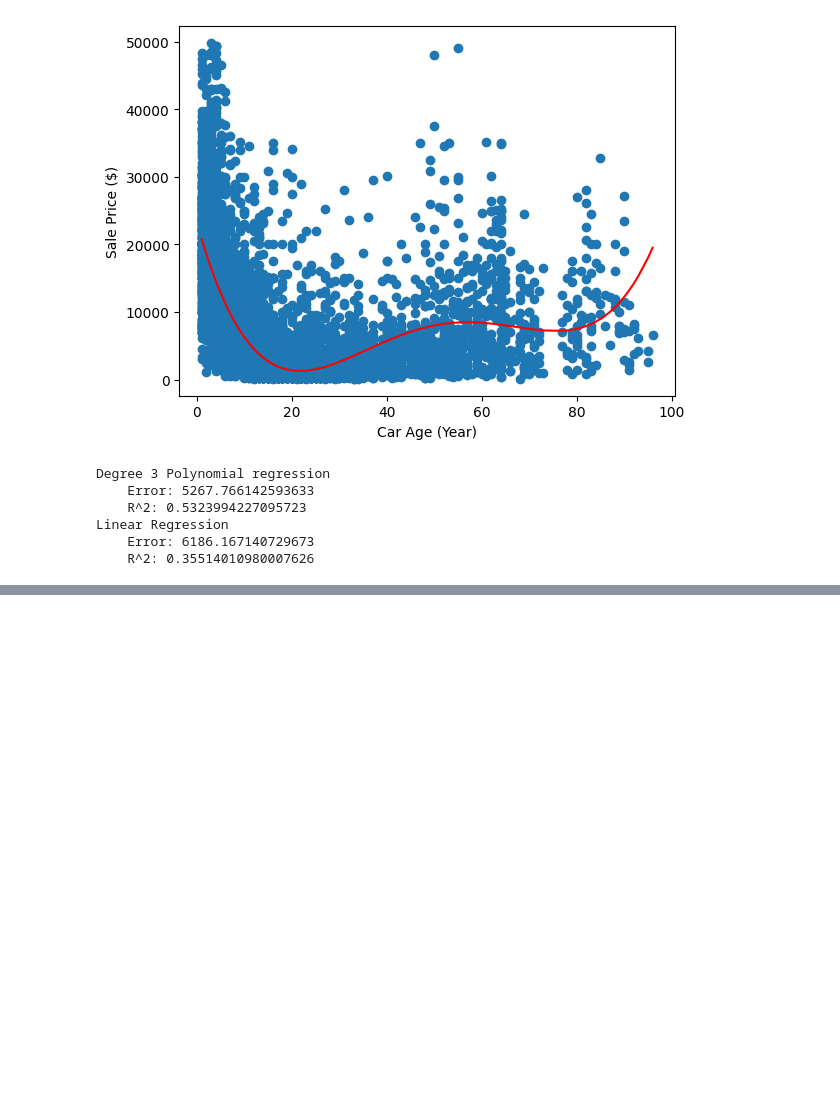
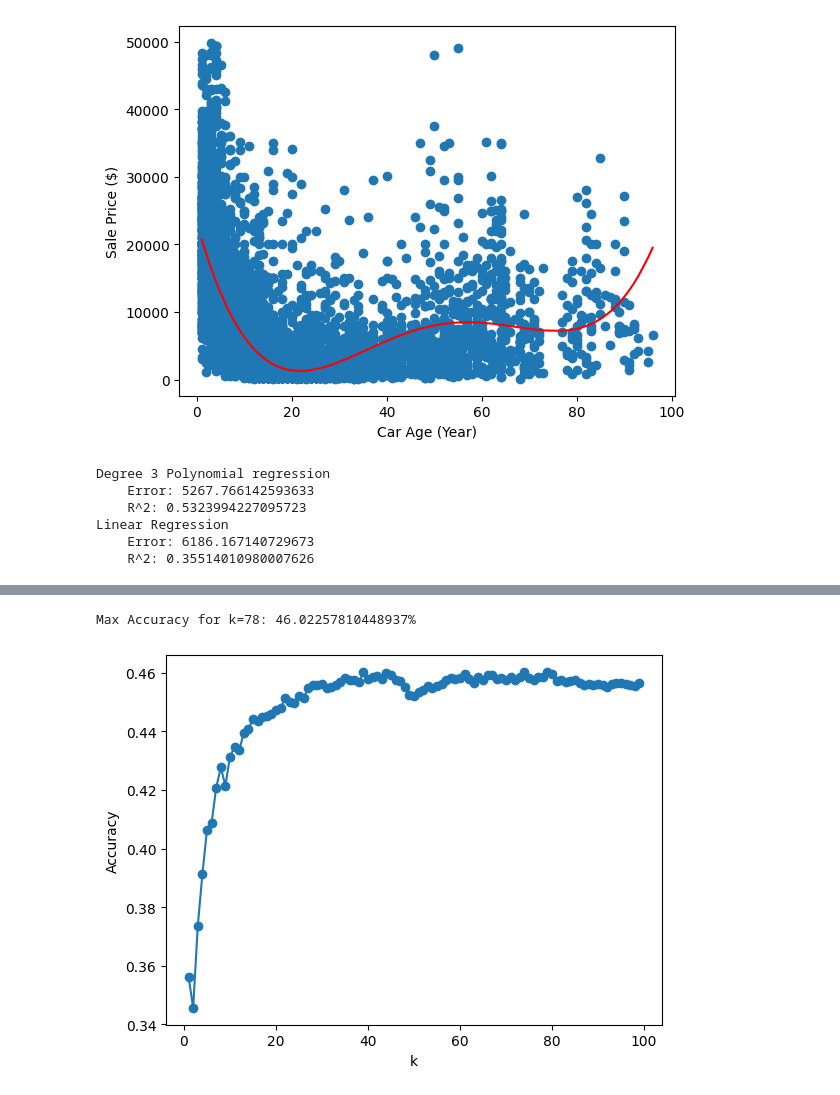
Before and after one commit to briansmy/CSE487, a Jupyter notebook: Project/car_sales.ipynb, the cells around one changed output, grey strips where cells are left out. Cells and saved outputs as stored; diff of their text form; code cells hidden in the pictures; blank space fills up the shorter version.

```diff
--- a/Project/car_sales.ipynb
+++ b/Project/car_sales.ipynb
@@ -570,0 +613,13 @@ Linear Regression
+# %%
+# Model 4 - KNN for classification of a vehicle class
+
+# VehicleClass will be he labels
+y = cars["VehicleClass"]
+
+# Some of the features will be ignored for classification
+x = cars[["Mileage", "Year", "MilesPerYear", "Cylinders", "Longitude", "Latitude"]]
+
+x_train, x_test, y_train, y_test = train_test_split(x, y, test_size=0.25,random_state=42)
+classifier = KNeighborsClassifier()
+classifier.fit(x_train, y_train)
+classifier.score(x_test, y_test)
@@ -570,0 +650,9 @@ Linear Regression
+# %%
+# Try again with data scaling
+
+scaler = StandardScaler()
+x_train = scaler.fit_transform(x_train)
+x_test = scaler.fit_transform(x_test)
+classifier = KNeighborsClassifier()
+classifier.fit(x_train, y_train)
+classifier.score(x_test, y_test)
@@ -570,0 +683,15 @@ Linear Regression
+# %%
+# Test different values of nearest neighbors
+acc1 = []
+for i in range(1,100):
+    classifier = KNeighborsClassifier(n_neighbors=i)
+    classifier.fit(x_train, y_train)
+    acc1.append(classifier.score(x_test, y_test))
+# %%
+plt.plot(range(1,100), acc1, marker='o')
+plt.xlabel("k")
+plt.ylabel("Accuracy")
+print(f"Max Accuracy for k={acc1.index(max(acc1))}: {max(acc1)*100}%")
+# %% [output]
+Max Accuracy for k=78: 46.02257810448937%
+[figure, added]
```
Also changed, not shown: parts of 18 cells of this notebook.
